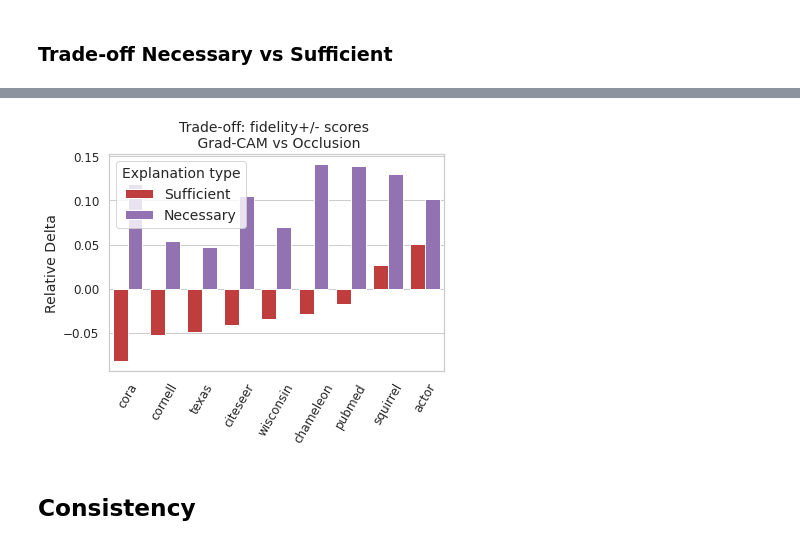
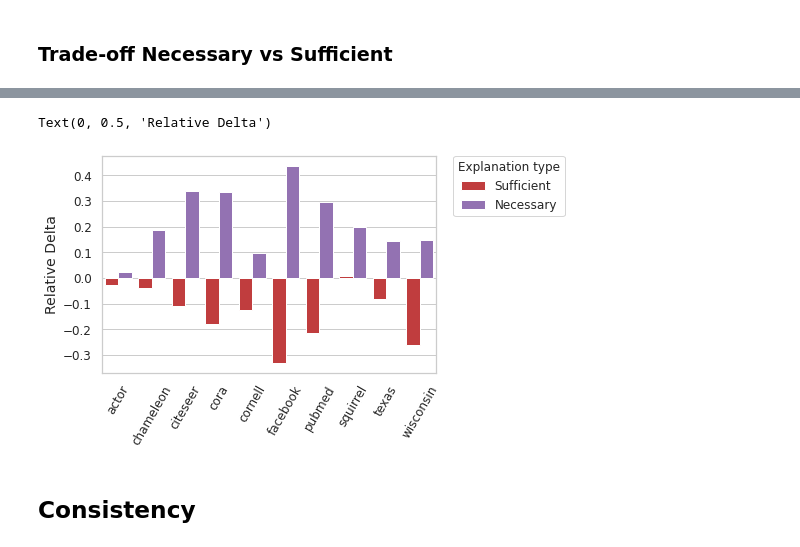
Before and after one commit to GraphFramEx/graphframex, a Jupyter notebook: notebooks/Trade-off.ipynb, the cells around one changed output, grey strips where cells are left out. Saved outputs shown, nothing was run; the diff lists cells and outputs as text; code cells hidden in the pictures.

```diff
--- a/notebooks/Trade-off.ipynb
+++ b/notebooks/Trade-off.ipynb
@@ -437,13 +460,13 @@ dfc.sort_values(by=['mean_rank'])
 # %% [markdown]
 ## Compare Explainer 1 vs Explainer 2
 # %%
-sns.set_context("notebook", rc={"legend.fontsize":14, "legend.title_fontsize":14,
+sns.set_context("notebook", rc={"legend.fontsize":12, "legend.title_fontsize":12,
                                 "axes.titlesize":14,"axes.labelsize":14,
                                "xtick.labelsize" : 12, "ytick.labelsize" : 12})
 # %%
-expl1 = "gradcam"#"occlusion"#"gradcam"#"gnnexplainer"#"gnnexplainer"#"occlusion"
-expl2 = "occlusion"#"pagerank"#"pagerank"#"sa"
-title = "Grad-CAM vs Occlusion"#"Occlusion vs Saliency"#"Integrated Gradient vs Occlusion"#"GradCAM vs PageRank"#"GNNExplainer vs PageRank"#"Occlusion vs Saliency"
+expl1 = "occlusion"#"occlusion"#"gradcam"#"gnnexplainer"#"gnnexplainer"#"occlusion"
+expl2 = "sa"#"pagerank"#"pagerank"#"sa"
+title = "Occlusion vs Saliency"#"Grad-CAM vs Occlusion"#"Integrated Gradient vs Occlusion"#"GradCAM vs PageRank"#"GNNExplainer vs PageRank"#"Occlusion vs Saliency"
 #Always exlp2 - expl1
 # %%
 df_vs = df_res[(df_res.explainer_name==expl1)|(df_res.explainer_name==expl2)].groupby(["explainer_name", "dataset", 'true_label_as_target','hard_mask', 'topk']).mean()
@@ -524,29 +549,31 @@ dfs
 # %%
 dfs= dfs.diff().reset_index()
 dfs = dfs[dfs.explainer_name==expl2]
-dfs = dfs.sort_values(by=["1-fidelity_acc-", "fidelity_acc+"])
+#dfs = dfs.sort_values(by=["1-fidelity_acc-", "fidelity_acc+"])
 # %%
 tidy = dfs[["dataset", "1-fidelity_acc-", "fidelity_acc+"]].melt(id_vars='dataset').rename(columns=str.title)
 ax = sns.barplot(x='Dataset', y='Value', hue='Variable', data=tidy, palette=sns.color_palette("tab10")[3:])
 
 plt.setp(ax.get_xticklabels(), rotation=60)
-ax.set_title(f"Trade-off: fidelity+/- scores \n {title}")
+#ax.set_title(f"Trade-off: fidelity+/- scores \n {title}")
 # title
 # check axes and find which is have legend
+ax.legend(bbox_to_anchor=(1.05, 1), loc=2, borderaxespad=0.)
 leg = ax.get_legend()
 new_title = 'Explanation type'
 leg.set_title(new_title)
 # replace labels
 new_labels = ["Sufficient", "Necessary"]
 for t, l in zip(leg.texts, new_labels):
     t.set_text(l)
 plt.xlabel("")
 plt.ylabel("Relative Delta")
 #plt.savefig('/cluster/home/kamara/Explain/figures/real/5expe/trade-off_type_k_10_occlusion_vs_sa.pdf', bbox_inches='tight')
 #plt.savefig('/cluster/home/kamara/Explain/figures/real/5expe/trade-off_type_k_10_ig_vs_sa.pdf', bbox_inches='tight')
 #plt.savefig('/cluster/home/kamara/Explain/figures/real/5expe/trade-off_type_k_10_gradcam_vs_occlusion.pdf', bbox_inches='tight')
 # %% [output]
+Text(0, 0.5, 'Relative Delta')
-[figure, old version]
+[figure, new version]
 # %% [markdown]
 ## Consistency
 # %%
```
Also changed, not shown: parts of 9 cells of this notebook, 4 other files.
